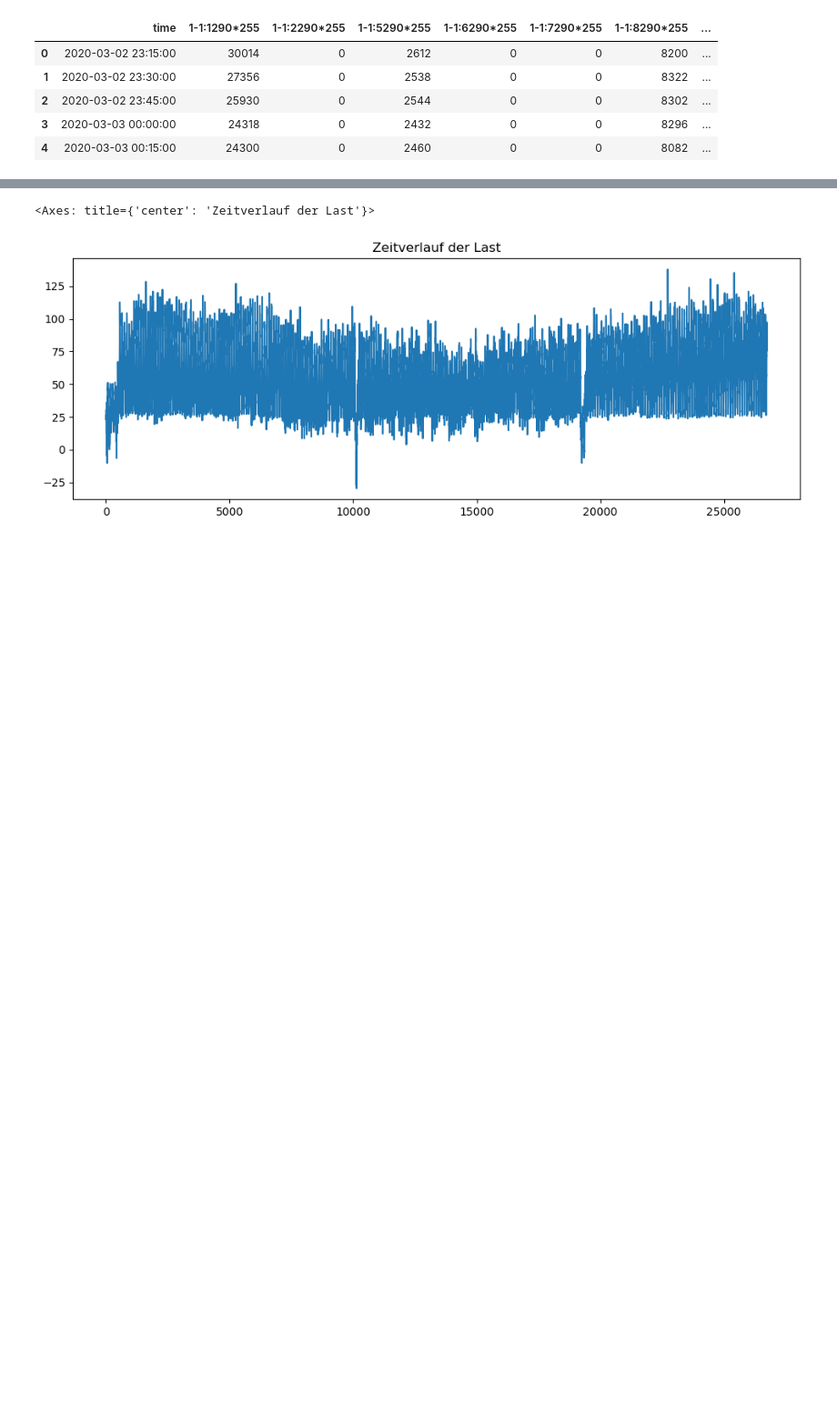
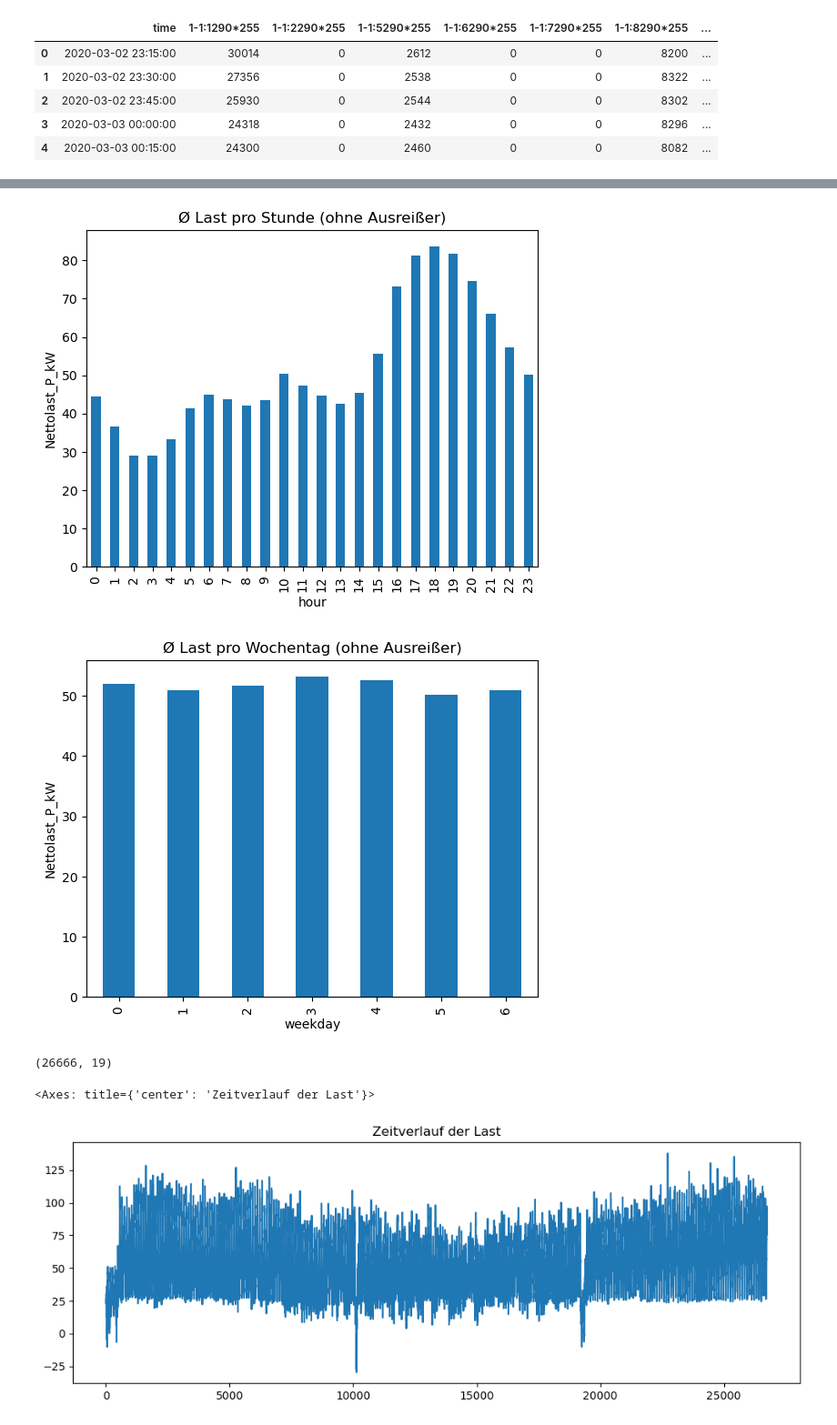
Before and after one commit to feizicodes/ml-netload-prediction, a Jupyter notebook: scr/EDA.ipynb, the cells around one changed output, grey strips where cells are left out. Shown at 91% size. Drawn from its saved outputs; the diff is of its cells as text; code cells hidden in the pictures; blank space fills up the shorter version.

```diff
--- a/scr/EDA.ipynb
+++ b/scr/EDA.ipynb
@@ -45,3 +136,32 @@ memory usage: 3.7+ MB
+# %%
+# Gruppieren nach Stunde und Mittelwert berechnen (ohne Ausreißer)
+df_no_outliers.groupby("hour")["Nettolast_P_kW"].mean().plot(
+    kind="bar", title="Ø Last pro Stunde (ohne Ausreißer)"
+)
+plt.ylabel("Nettolast_P_kW")
+plt.show()
+
+# Gruppieren nach Wochentag und Mittelwert berechnen (ohne Ausreißer)
+df_no_outliers.groupby("weekday")["Nettolast_P_kW"].mean().plot(
+    kind="bar", title="Ø Last pro Wochentag (ohne Ausreißer)"
+)
+plt.ylabel("Nettolast_P_kW")
+plt.show()
+# %% [output]
+[figure, added]
+[figure, added]
+# %%
+# Ausreißer anhand des IQR entfernen
+Q1 = df["Nettolast_P_kW"].quantile(0.25)
+Q3 = df["Nettolast_P_kW"].quantile(0.75)
+IQR = Q3 - Q1
+lower = Q1 - 1.5 * IQR
+upper = Q3 + 1.5 * IQR
+
+df_no_outliers = df[(df["Nettolast_P_kW"] >= lower) & (df["Nettolast_P_kW"] <= upper)]
+print(df_no_outliers.shape)
+# %% [output]
+(26666, 19)
 # %%
 df["Nettolast_P_kW"].plot(figsize=(12, 4), title="Zeitverlauf der Last")
 # %% [output]
```
Also changed, not shown: parts of 16 cells of this notebook, 3 other files.
